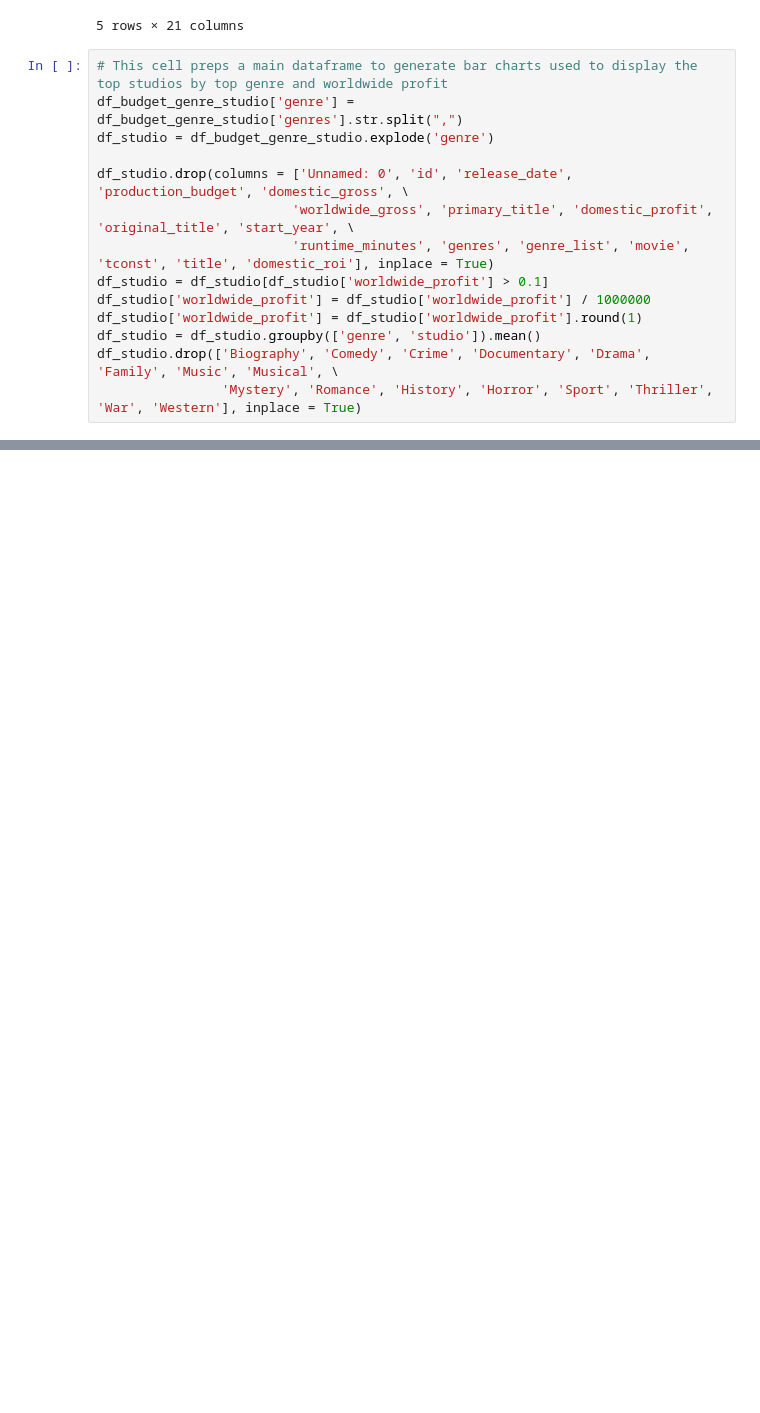
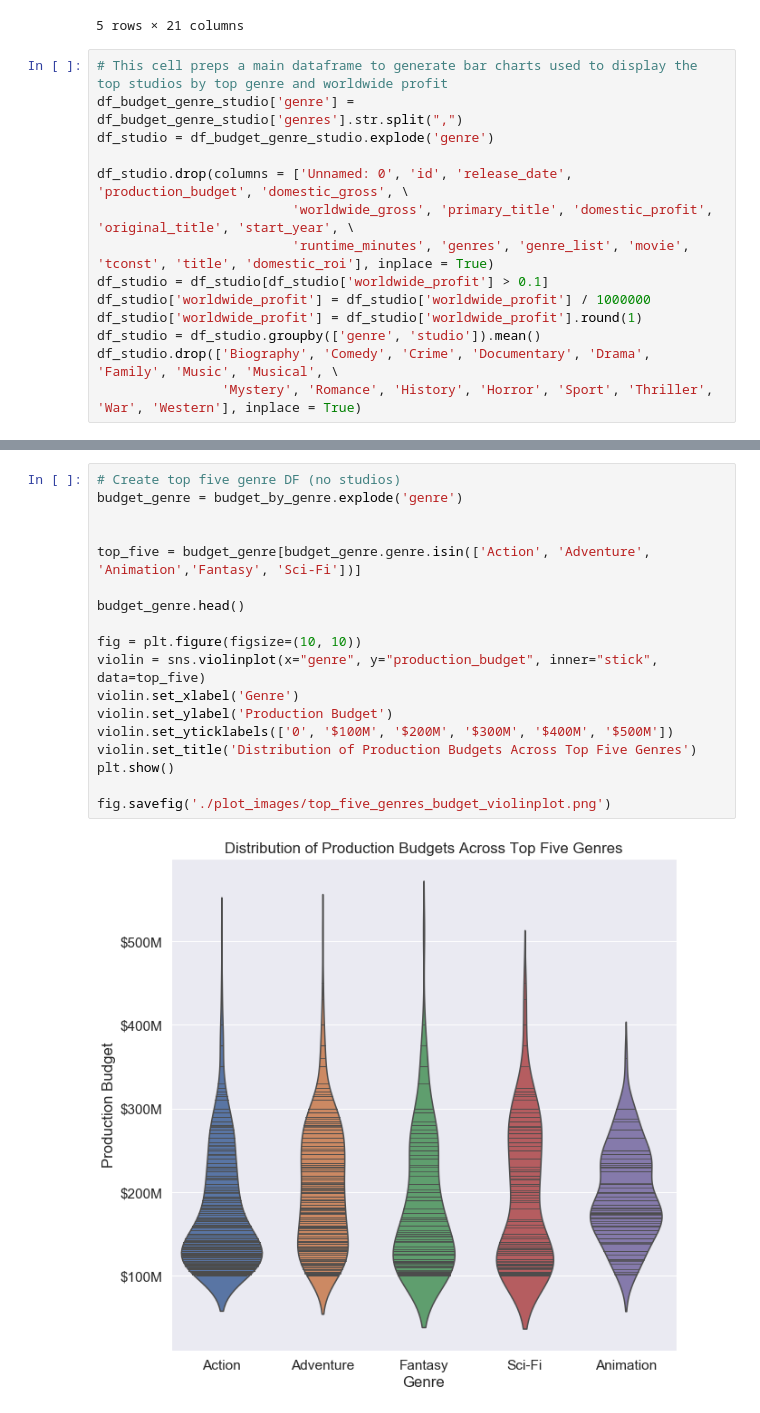
Before and after one commit to jmillerbrooks/mod_1_git_lab, a Jupyter notebook: visualizations.ipynb, the cells around one changed output, grey strips where cells are left out. Cells and saved outputs as stored; diff of their text form; blank space fills up the shorter version.

```diff
--- a/visualizations.ipynb
+++ b/visualizations.ipynb
@@ -265,0 +205,20 @@ genre_bars_fig.savefig('bar_chart_top_fives_studios.png')
+# %%
+# Create top five genre DF (no studios)
+budget_genre = budget_by_genre.explode('genre')
+
+
+top_five = budget_genre[budget_genre.genre.isin(['Action', 'Adventure', 'Animation','Fantasy', 'Sci-Fi'])]
+
+budget_genre.head()
+
+fig = plt.figure(figsize=(10, 10))
+violin = sns.violinplot(x="genre", y="production_budget", inner="stick", data=top_five)
+violin.set_xlabel('Genre')
+violin.set_ylabel('Production Budget')
+violin.set_yticklabels(['0', '$100M', '$200M', '$300M', '$400M', '$500M'])
+violin.set_title('Distribution of Production Budgets Across Top Five Genres')
+plt.show()
+
+fig.savefig('./plot_images/top_five_genres_budget_violinplot.png')
+# %% [output]
+[figure, added]
```
Also changed, not shown: parts of 10 cells of this notebook, 6 other files.
